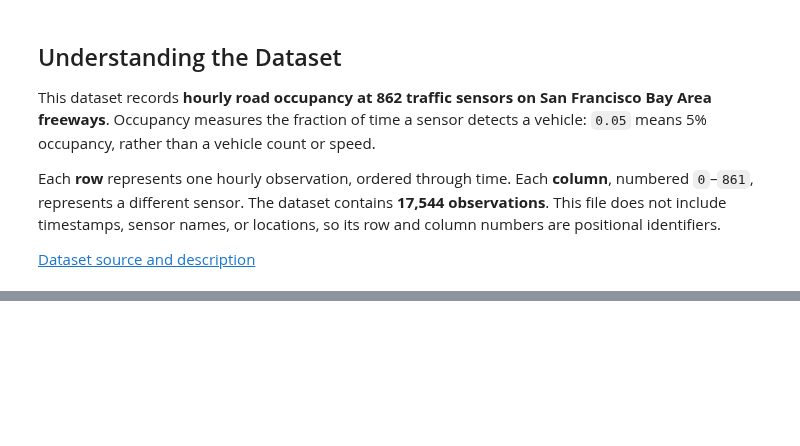
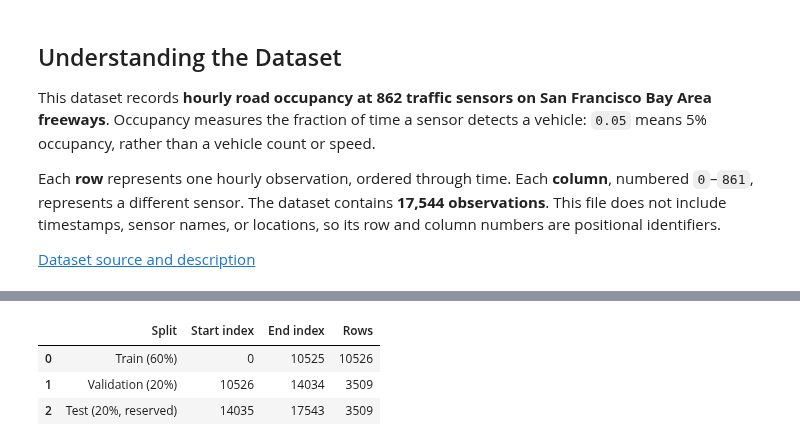
Before and after one commit to Matthew-Linders/AISE_4010_Group_Project, a Jupyter notebook: AISE4010_Project_Group02.ipynb, the cells around one changed output, grey strips where cells are left out. Cells and saved outputs as stored; diff of their text form; code cells hidden in the pictures; blank space fills up the shorter version.

```diff
--- a/AISE4010_Project_Group02.ipynb
+++ b/AISE4010_Project_Group02.ipynb
@@ -287,0 +259,22 @@ These findings apply to sensor `0` in the training period. Our 24-hour lookback
+# %%
+n = len(series_raw)
+train_end = int(0.60 * n)
+val_end = int(0.80 * n)
+
+train_raw = series_raw.iloc[:train_end].copy()
+val_raw = series_raw.iloc[train_end:val_end].copy()
+test_raw = series_raw.iloc[val_end:].copy()
+
+# Show the chronological boundaries and number of hourly observations.
+split_table = pd.DataFrame({
+    "Split": ["Train (60%)", "Validation (20%)", "Test (20%, reserved)"],
+    "Start index": [0, train_end, val_end],
+    "End index": [train_end - 1, val_end - 1, n - 1],
+    "Rows": [len(train_raw), len(val_raw), len(test_raw)]
+})
+display(split_table)
+# %% [output]
+|  | Split | Start index | End index | Rows |
+| 0 | Train (60%) | 0 | 10525 | 10526 |
+| 1 | Validation (20%) | 10526 | 14034 | 3509 |
+| 2 | Test (20%, reserved) | 14035 | 17543 | 3509 |
```
Also changed, not shown: parts of 19 cells of this notebook.
